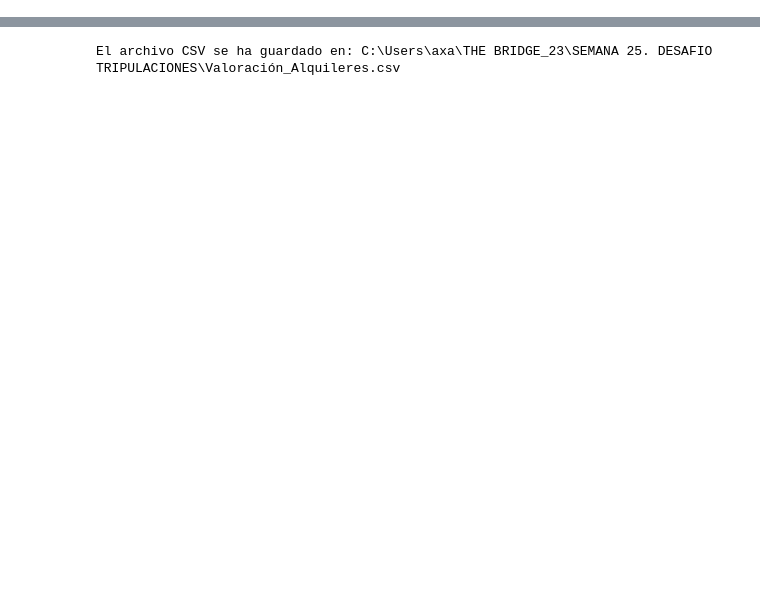
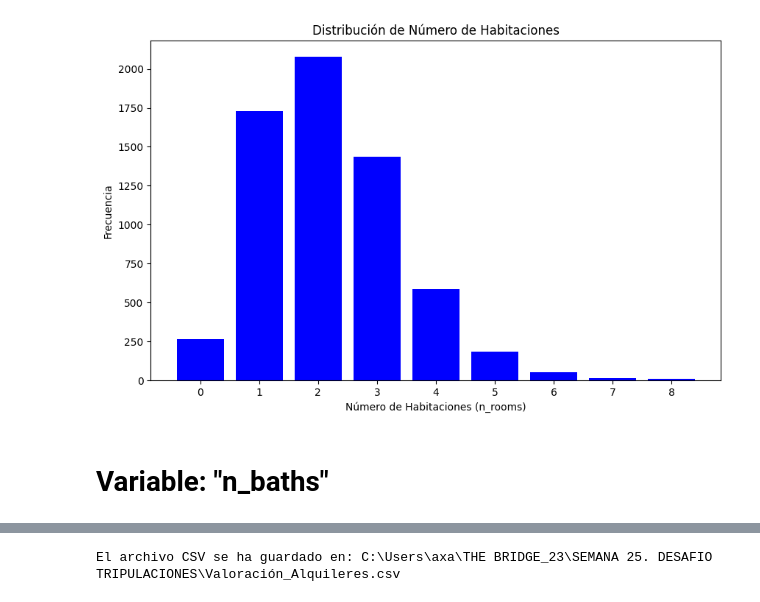
Before and after one commit to JCCT73/Desaf-o-de-Tripulaciones, a Jupyter notebook: Valoración Alquileres.ipynb, the cells around one changed output, grey strips where cells are left out. Cells and saved outputs as stored; diff of their text form; code cells hidden in the pictures; blank space fills up the shorter version.

```diff
--- a/Valoración Alquileres.ipynb
+++ b/Valoración Alquileres.ipynb
@@ -107,0 +292,14 @@ df1['is_exterior'] = le.fit_transform(df1['is_exterior'])
+# %%
+valores_x = [0.0, 1.0, 2.0, 3.0, 4.0, 5.0, 6.0, 7.0, 8.0]
+frecuencia_n_rooms = df1['n_rooms'].value_counts().sort_index()
+plt.figure(figsize=(10, 6))
+plt.bar(frecuencia_n_rooms.index, frecuencia_n_rooms.values, color='blue')
+plt.xlabel('Número de Habitaciones (n_rooms)')
+plt.ylabel('Frecuencia')
+plt.title('Distribución de Número de Habitaciones')
+plt.xticks(valores_x)
+plt.show()
+# %% [output]
+[figure, added]
+# %% [markdown]
+# Variable: "n_baths"
```
Also changed, not shown: parts of 47 cells of this notebook, 2 other files.
